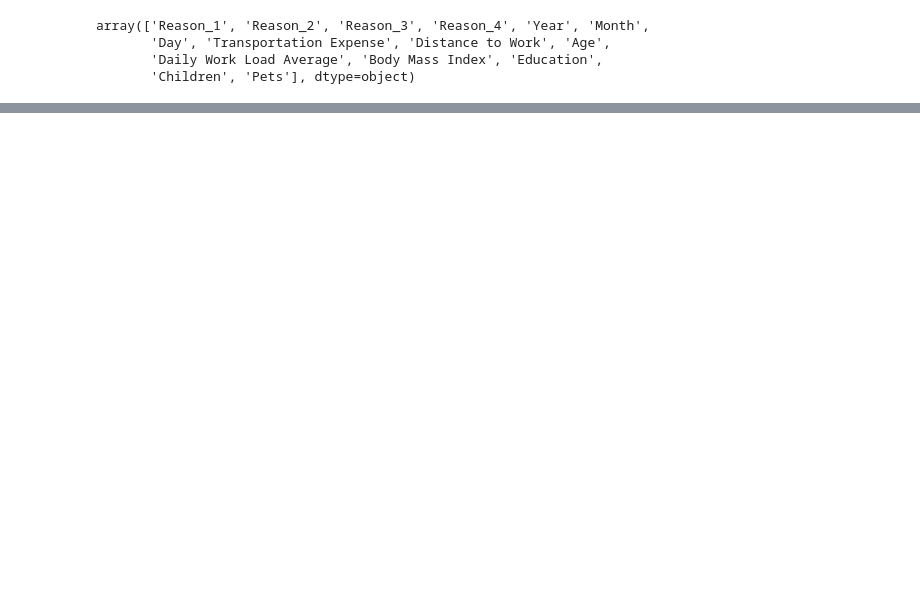
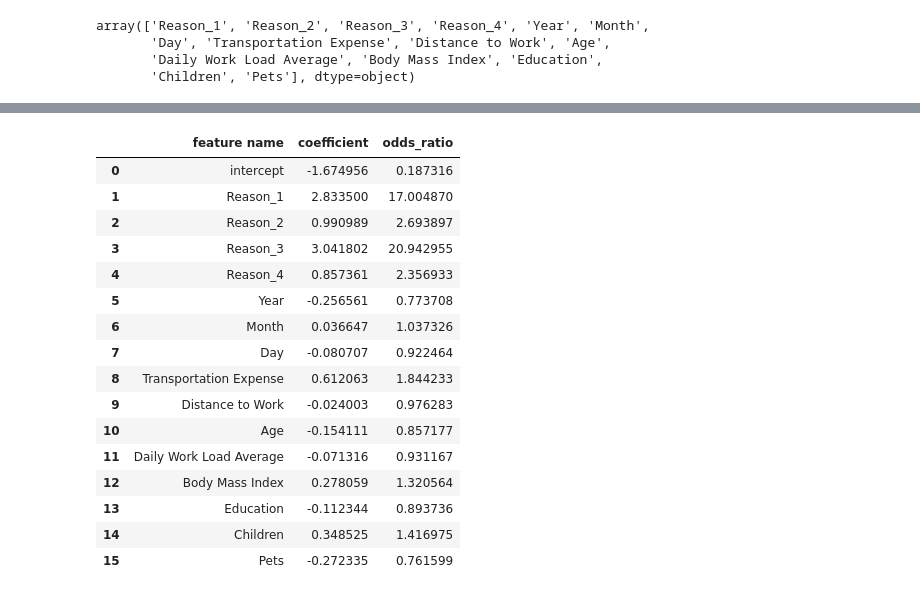
Before and after one commit to I-Sobe/absenteeism, a Jupyter notebook: scripts/machine_learning.ipynb, the cells around one changed output, grey strips where cells are left out. Saved outputs shown, nothing was run; the diff lists cells and outputs as text; code cells hidden in the pictures; blank space fills up the shorter version.

```diff
--- a/scripts/machine_learning.ipynb
+++ b/scripts/machine_learning.ipynb
@@ -357,0 +411,22 @@ summary_table
+# %%
+# find the exponentials of the coefficient, to make them more interpretable
+summary_table['odds_ratio'] = np.exp(summary_table.coefficient)
+summary_table
+# %% [output]
+|  | feature name | coefficient | odds_ratio |
+| 0 | intercept | -1.674956 | 0.187316 |
+| 1 | Reason_1 | 2.833500 | 17.004870 |
+| 2 | Reason_2 | 0.990989 | 2.693897 |
+| 3 | Reason_3 | 3.041802 | 20.942955 |
+| 4 | Reason_4 | 0.857361 | 2.356933 |
+| 5 | Year | -0.256561 | 0.773708 |
+| 6 | Month | 0.036647 | 1.037326 |
+| 7 | Day | -0.080707 | 0.922464 |
+| 8 | Transportation Expense | 0.612063 | 1.844233 |
+| 9 | Distance to Work | -0.024003 | 0.976283 |
+| 10 | Age | -0.154111 | 0.857177 |
+| 11 | Daily Work Load Average | -0.071316 | 0.931167 |
+| 12 | Body Mass Index | 0.278059 | 1.320564 |
+| 13 | Education | -0.112344 | 0.893736 |
+| 14 | Children | 0.348525 | 1.416975 |
+| 15 | Pets | -0.272335 | 0.761599 |
```
Also changed, not shown: parts of 21 cells of this notebook.
